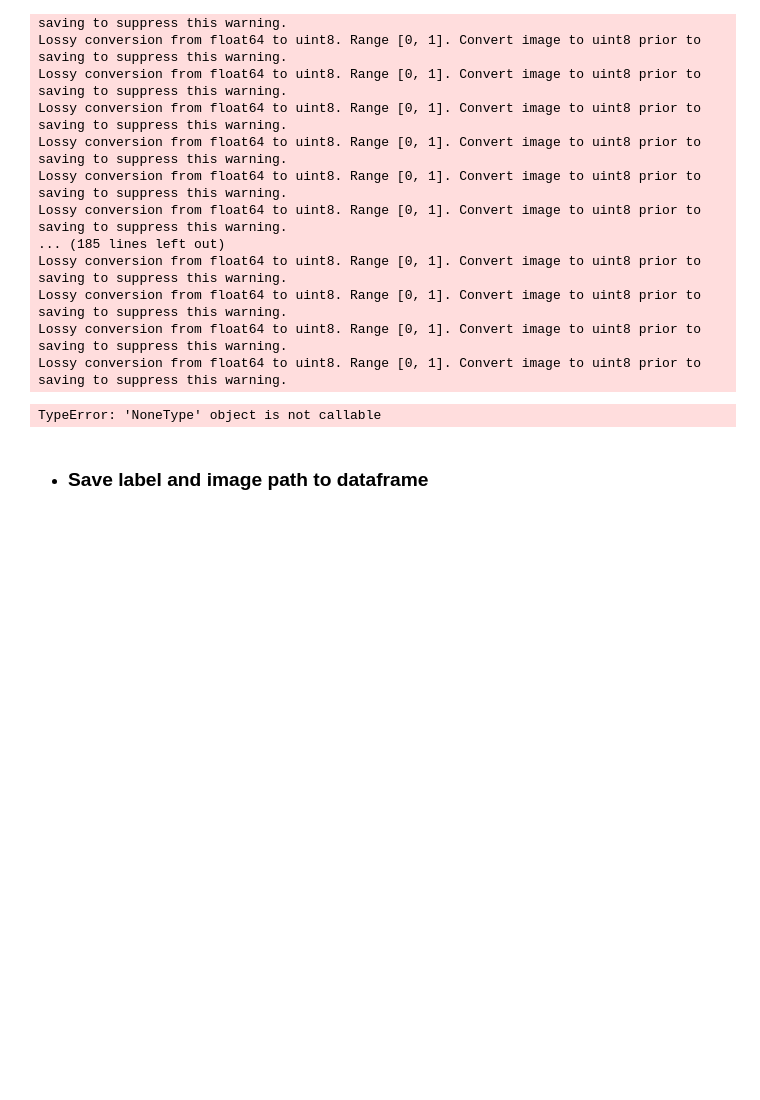
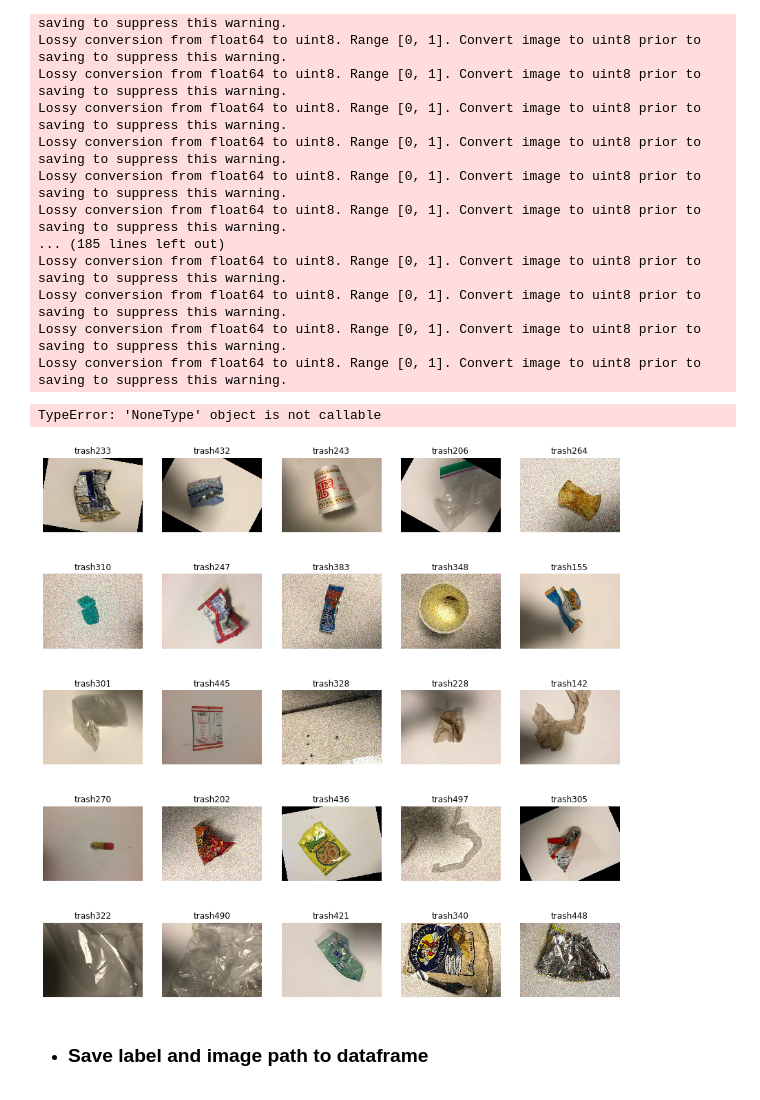
Before and after one commit to alssica/trash-classifier, a Jupyter notebook: data/data_manipulation.ipynb, the cells around one changed output. Drawn from its saved outputs; the diff is of its cells as text; code cells hidden in the pictures; blank space fills up the shorter version.

```diff
--- a/data/data_manipulation.ipynb
+++ b/data/data_manipulation.ipynb
@@ -199,5 +217,19 @@ Lossy conversion from float64 to uint8. Range [0, 1]. Convert image to uint8 pri
 Lossy conversion from float64 to uint8. Range [0, 1]. Convert image to uint8 prior to saving to suppress this warning.
 Lossy conversion from float64 to uint8. Range [0, 1]. Convert image to uint8 prior to saving to suppress this warning.
 TypeError: 'NoneType' object is not callable
+# %%
+# printing samples of created trash images
+trash_fig = plt.figure(figsize = (15,15))
+row, col = (5,5)
+trash_index = random.sample(range(140,500),25)
+trash_paths = [resize_imgdir+"/trash/trash{}.jpg".format(i) for i in trash_index]
+for num, f in enumerate(trash_paths):
+    img = imread(f)
+    plt.subplot(row,col,num+1)
+    plt.title(f.split("/")[-1].split('.')[0])
+    plt.axis('off')
+    plt.imshow(img)
+# %% [output]
+[figure, added]
 # %% [markdown]
 * ### Save label and image path to dataframe
```
Also changed, not shown: parts of 4 cells of this notebook, 1 other file.
